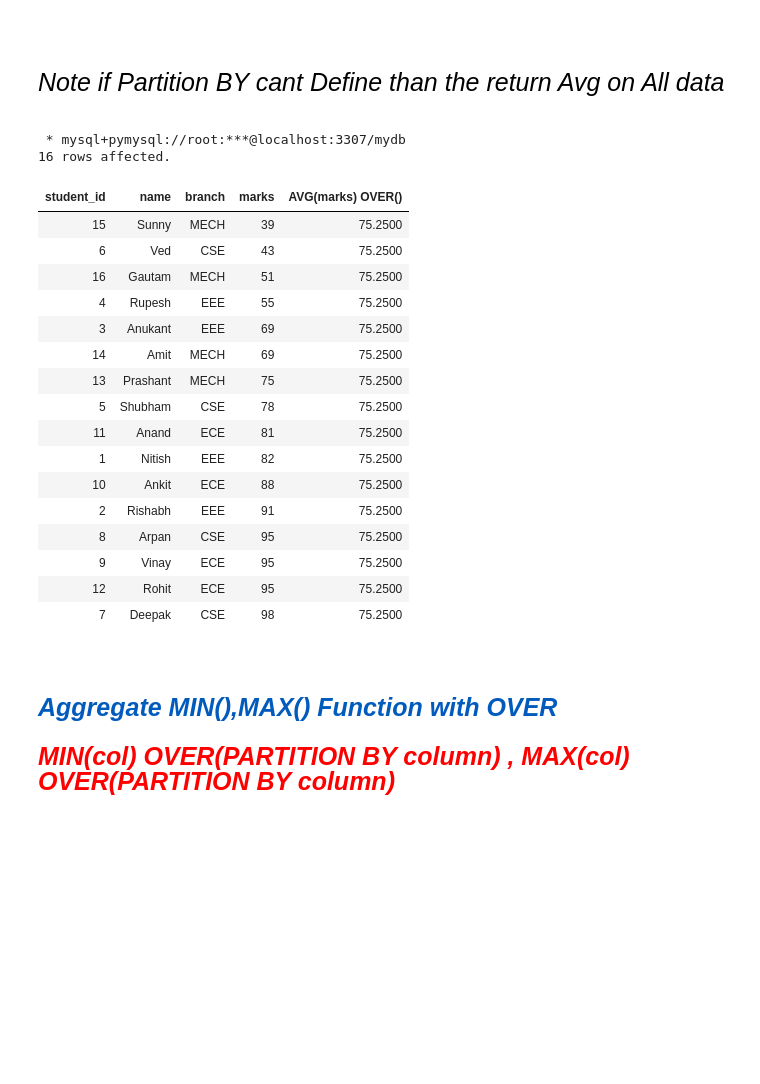
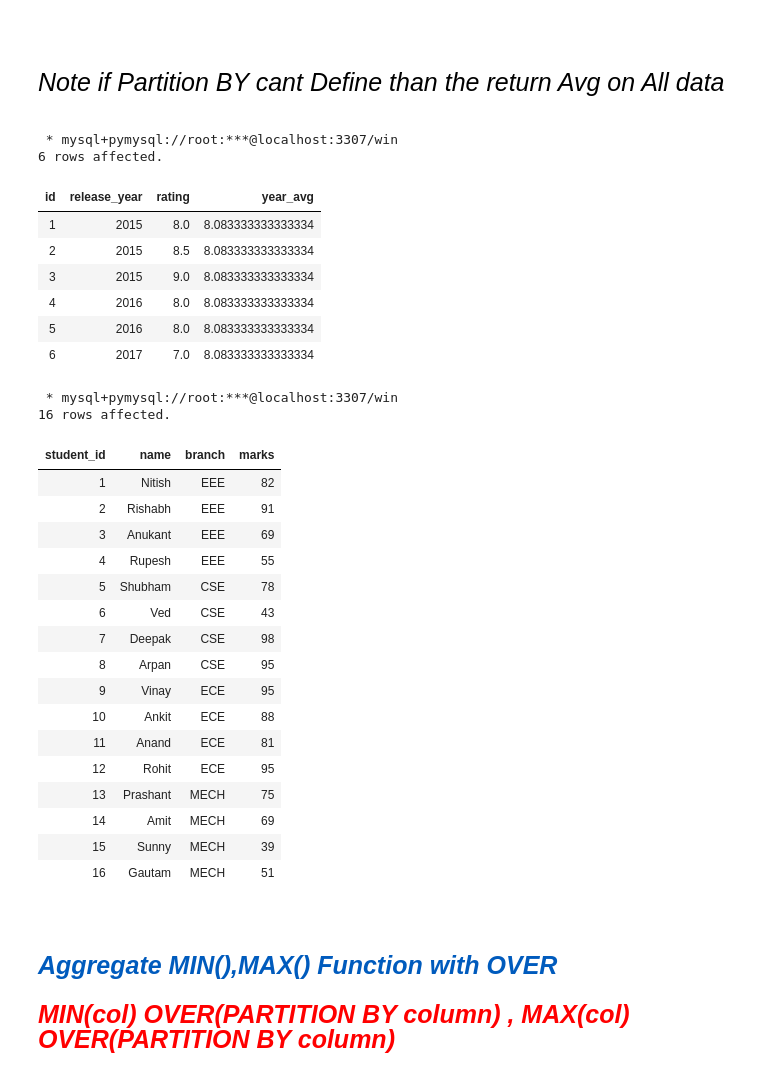
Before and after one commit to Mubeen-Ahmad/python_11, a Jupyter notebook: sql/window_functions.ipynb, the cells around one changed output. Drawn from its saved outputs; the diff is of its cells as text; code cells hidden in the pictures; blank space fills up the shorter version.

```diff
--- a/sql/window_functions.ipynb
+++ b/sql/window_functions.ipynb
@@ -126,30 +111,44 @@ FROM marks
 # %%
 %%sql
 SELECT *,
 
-AVG(marks) OVER()
+AVG(rating) OVER() AS 'year_avg'
 
-FROM marks
+FROM data
+ORDER BY id ASC
 # %% [output]
- * mysql+pymysql://root:***@localhost:3307/mydb
-16 rows affected.
+ * mysql+pymysql://root:***@localhost:3307/win
+6 rows affected.
-| student_id | name | branch | marks | AVG(marks) OVER() |
-| 15 | Sunny | MECH | 39 | 75.2500 |
-| 6 | Ved | CSE | 43 | 75.2500 |
-| 16 | Gautam | MECH | 51 | 75.2500 |
-| 4 | Rupesh | EEE | 55 | 75.2500 |
-| 3 | Anukant | EEE | 69 | 75.2500 |
-| 14 | Amit | MECH | 69 | 75.2500 |
-| 13 | Prashant | MECH | 75 | 75.2500 |
-| 5 | Shubham | CSE | 78 | 75.2500 |
-| 11 | Anand | ECE | 81 | 75.2500 |
-| 1 | Nitish | EEE | 82 | 75.2500 |
-| 10 | Ankit | ECE | 88 | 75.2500 |
-| 2 | Rishabh | EEE | 91 | 75.2500 |
-| 8 | Arpan | CSE | 95 | 75.2500 |
-| 9 | Vinay | ECE | 95 | 75.2500 |
-| 12 | Rohit | ECE | 95 | 75.2500 |
-| 7 | Deepak | CSE | 98 | 75.2500 |
+| id | release_year | rating | year_avg |
+| 1 | 2015 | 8.0 | 8.083333333333334 |
+| 2 | 2015 | 8.5 | 8.083333333333334 |
+| 3 | 2015 | 9.0 | 8.083333333333334 |
+| 4 | 2016 | 8.0 | 8.083333333333334 |
+| 5 | 2016 | 8.0 | 8.083333333333334 |
+| 6 | 2017 | 7.0 | 8.083333333333334 |
+# %%
+%%sql
+SELECT * FROM marks
+# %% [output]
+ * mysql+pymysql://root:***@localhost:3307/win
+16 rows affected.
+| student_id | name | branch | marks |
+| 1 | Nitish | EEE | 82 |
+| 2 | Rishabh | EEE | 91 |
+| 3 | Anukant | EEE | 69 |
+| 4 | Rupesh | EEE | 55 |
+| 5 | Shubham | CSE | 78 |
+| 6 | Ved | CSE | 43 |
+| 7 | Deepak | CSE | 98 |
+| 8 | Arpan | CSE | 95 |
+| 9 | Vinay | ECE | 95 |
+| 10 | Ankit | ECE | 88 |
+| 11 | Anand | ECE | 81 |
+| 12 | Rohit | ECE | 95 |
+| 13 | Prashant | MECH | 75 |
+| 14 | Amit | MECH | 69 |
+| 15 | Sunny | MECH | 39 |
+| 16 | Gautam | MECH | 51 |
 # %% [markdown]
 <br>
 <div style="text-align:left; color:black; font-size:25px; font-family:Sans-serif; font-style: oblique; text-shadow: 0 0 3px white, 0 0 1px black;">
```
Also changed, not shown: parts of 12 cells of this notebook, 9 other files.
